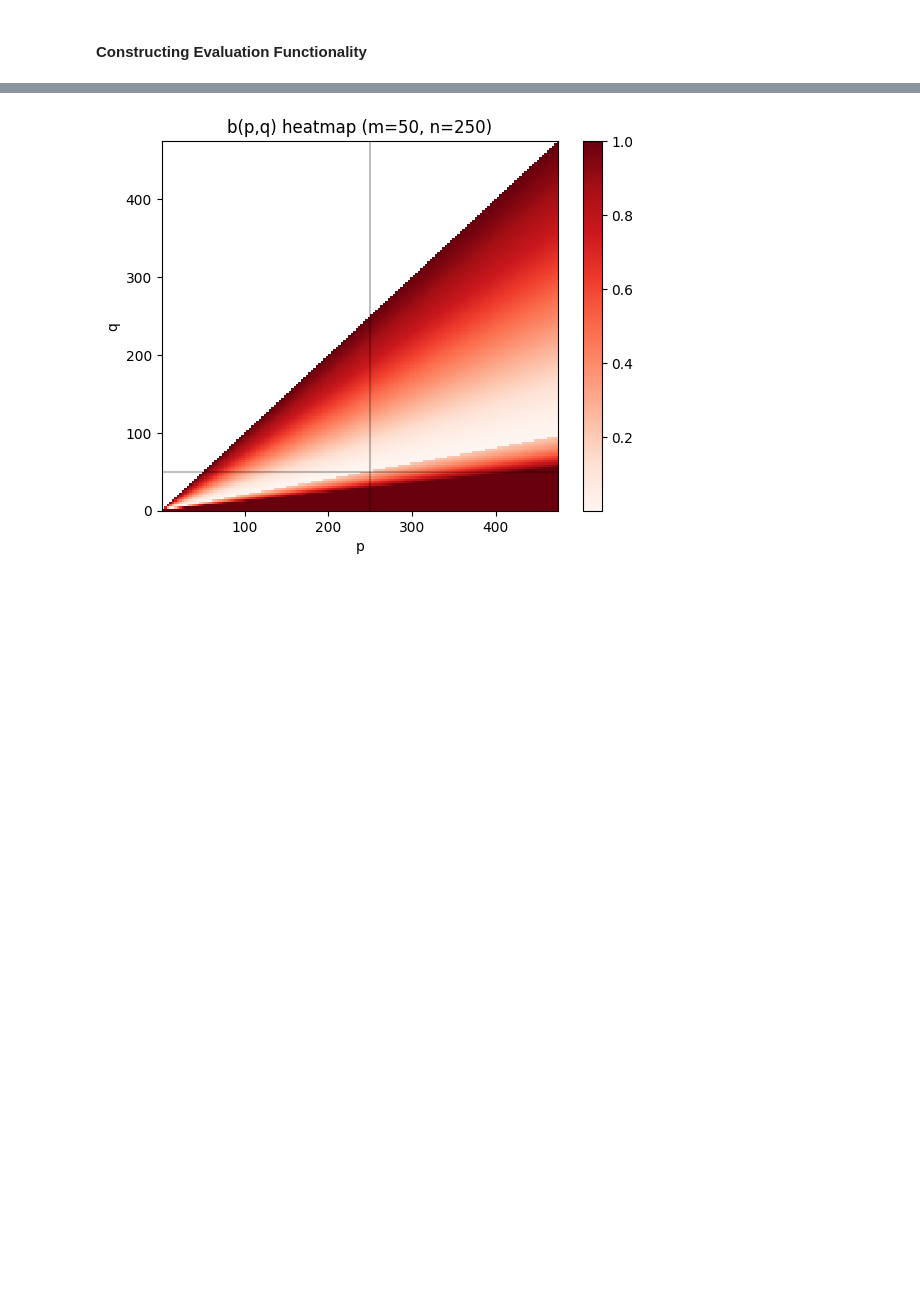
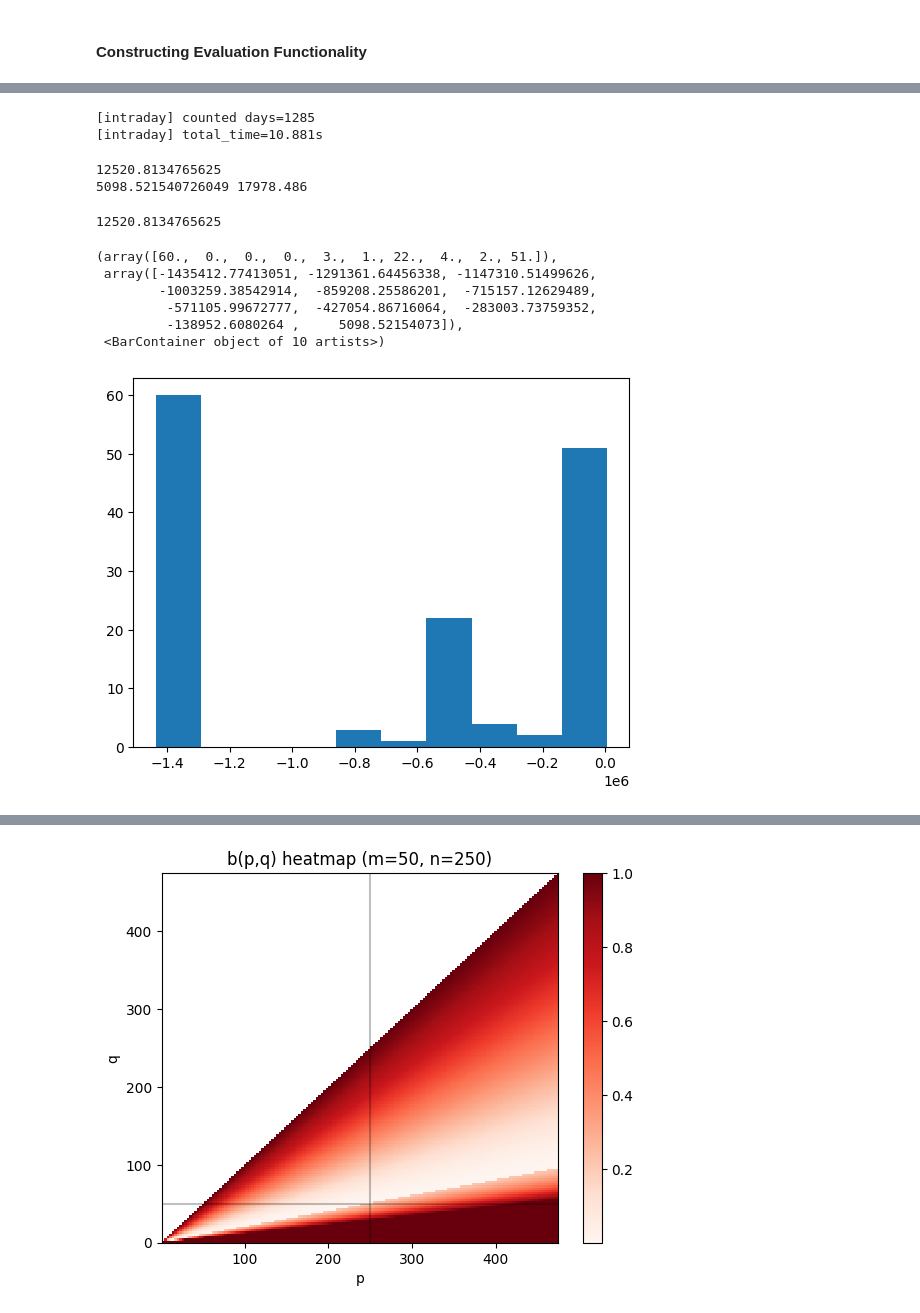
Before and after one commit to Logan-Kelsch/Structural_Regression, a Jupyter notebook: src/dev.ipynb, the cells around one changed output, grey strips where cells are left out. Drawn from its saved outputs; the diff is of its cells as text; code cells hidden in the pictures; blank space fills up the shorter version.

```diff
--- a/src/dev.ipynb
+++ b/src/dev.ipynb
@@ -238,0 +269,35 @@ raw_emission, evaluation_mask, anomaly_mask = solver.solve(X)
+# %%
+import initialization as _I
+import evaluation as _E
+import transform_ops as _OPS
+reload(_E)
+X, G = _I.initialize(data_file='../data/spy5m.csv',verbose=0, incl_time=True, structure='Intraday', pop_size=150, gen_chunk=25)
+stats = _I.instantiate_from_ops_chunked_intraday(X, transform_ops=_OPS, chunk_B=8)
+ff = 5
+solver = _E.Solver(X, offset=ff, t_mode='AD', emission = [
+    {"ID": 5, "alpha": {"ID": 3, "x": "tvec", "delta1": ff*4, "offset": False}},
+    {"ID": "divide"},
+    {"ID": 18, "x": "tvec", "delta1": ff*4, "offset": False},
+], AD_cond=('gt', 2))
+eval = _E.evaluate_population(X, solver)
+# %% [output]
+[intraday] counted days=1285
+[intraday] total_time=10.881s
+# %%
+print(eval["mu"])
+print(eval["F"][80],eval["R"][80])
+# %% [output]
+12520.8134765625
+5098.521540726049 17978.486
+# %%
+print(eval["mu"])
+plt.hist(eval["F"][7:])
+# %% [output]
+12520.8134765625
+(array([60.,  0.,  0.,  0.,  3.,  1., 22.,  4.,  2., 51.]),
+ array([-1435412.77413051, -1291361.64456338, -1147310.51499626,
+        -1003259.38542914,  -859208.25586201,  -715157.12629489,
+         -571105.99672777,  -427054.86716064,  -283003.73759352,
+         -138952.6080264 ,     5098.52154073]),
+ <BarContainer object of 10 artists>)
+[figure, added]
```
Also changed, not shown: parts of 8 cells of this notebook, 3 other files.
